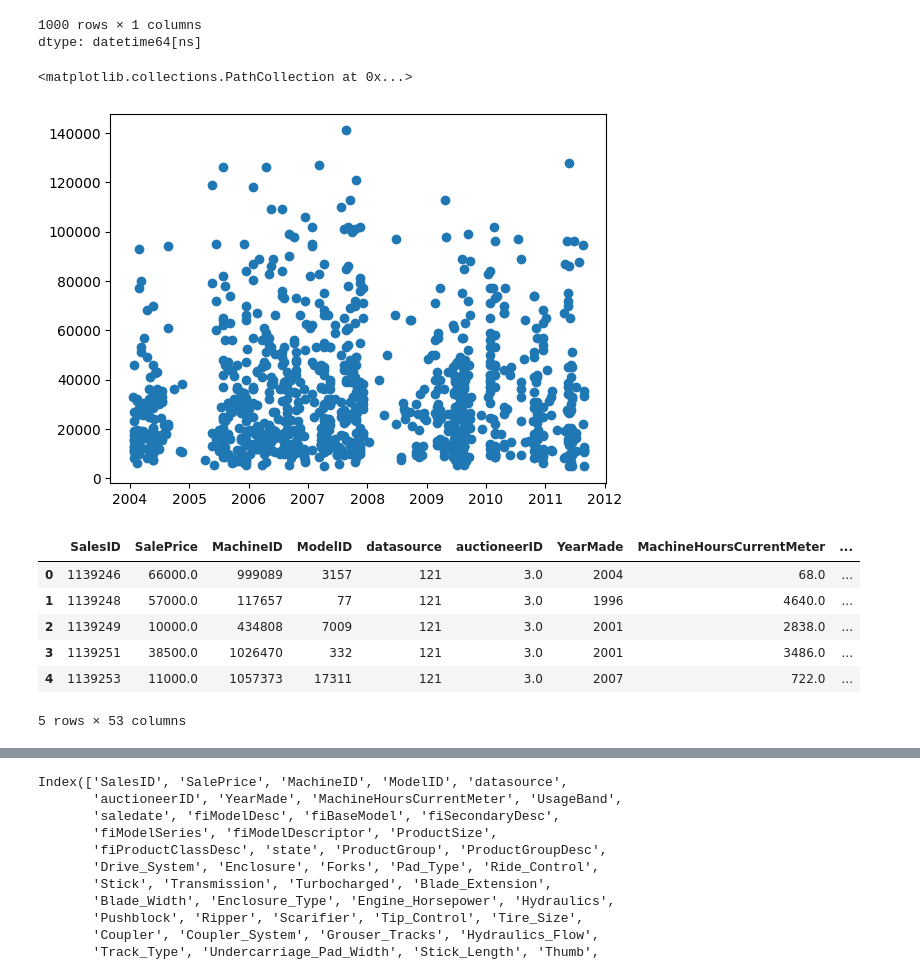
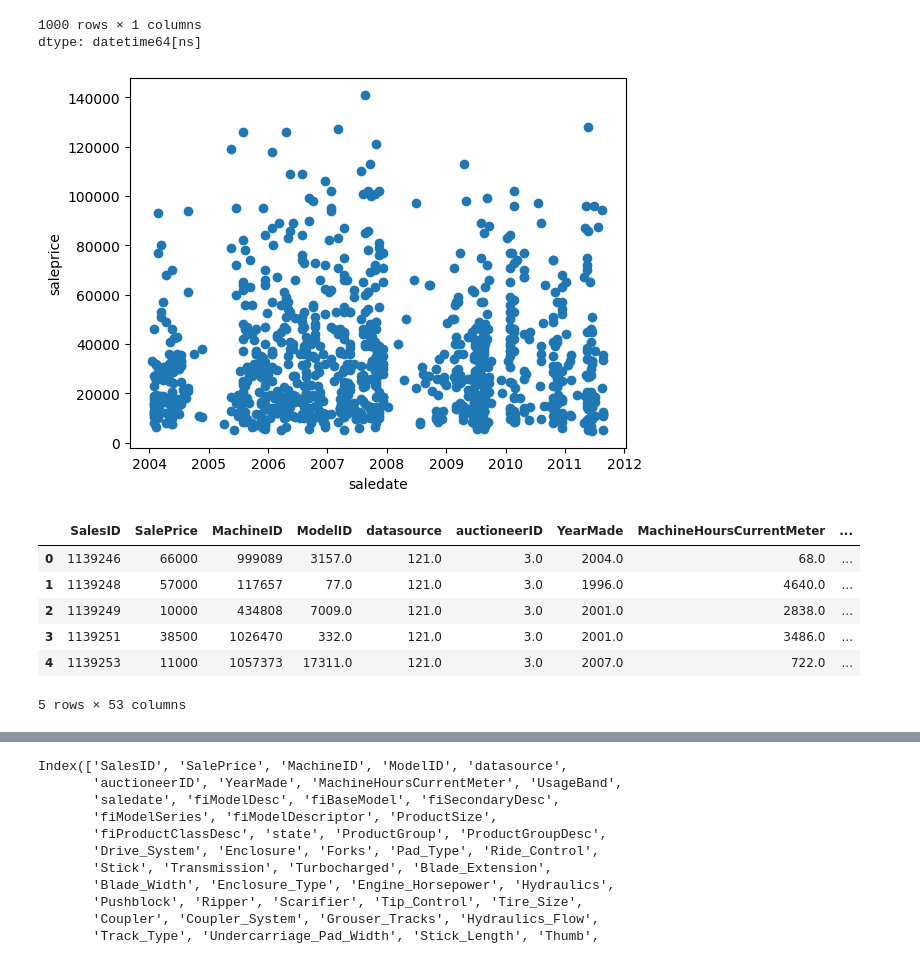
Before and after one commit to OCR-tech/project-DataScience, a Jupyter notebook: 1_Predicting_Sale_Price_of_Bulldozers/notebook.ipynb, the cells around one changed output, grey strips where cells are left out. Cells and saved outputs as stored; diff of their text form; code cells hidden in the pictures.

```diff
--- a/1_Predicting_Sale_Price_of_Bulldozers/notebook.ipynb
+++ b/1_Predicting_Sale_Price_of_Bulldozers/notebook.ipynb
@@ -147,4 +126,2 @@ df.SalePrice.plot.hist()
 # %%
-df = pd.read_csv("TrainAndValid.csv",
-                 low_memory=False,
-                 parse_dates=["saledate"])
+df = pd.read_csv("TrainAndValid.csv", low_memory=False, parse_dates=["saledate"])
@@ -189,18 +162,20 @@ dtype: datetime64[ns]
 # %%
 fig, ax = plt.subplots()
 ax.scatter(df["saledate"][:1000], df["SalePrice"][:1000])
+ax.set_xlabel("saledate")
+ax.set_ylabel("saleprice")
+plt.show()
 # %% [output]
-<matplotlib.collections.PathCollection at 0x...>
-[figure, old version]
+[figure, new version]
 # %%
 df.head()
 # %% [output]
 |  | SalesID | SalePrice | MachineID | ModelID | datasource | auctioneerID | YearMade | MachineHoursCurrentMeter | ... |
-| 0 | 1139246 | 66000.0 | 999089 | 3157 | 121 | 3.0 | 2004 | 68.0 | ... |
-| 1 | 1139248 | 57000.0 | 117657 | 77 | 121 | 3.0 | 1996 | 4640.0 | ... |
-| 2 | 1139249 | 10000.0 | 434808 | 7009 | 121 | 3.0 | 2001 | 2838.0 | ... |
-| 3 | 1139251 | 38500.0 | 1026470 | 332 | 121 | 3.0 | 2001 | 3486.0 | ... |
-| 4 | 1139253 | 11000.0 | 1057373 | 17311 | 121 | 3.0 | 2007 | 722.0 | ... |
+| 0 | 1139246 | 66000 | 999089 | 3157.0 | 121.0 | 3.0 | 2004.0 | 68.0 | ... |
+| 1 | 1139248 | 57000 | 117657 | 77.0 | 121.0 | 3.0 | 1996.0 | 4640.0 | ... |
+| 2 | 1139249 | 10000 | 434808 | 7009.0 | 121.0 | 3.0 | 2001.0 | 2838.0 | ... |
+| 3 | 1139251 | 38500 | 1026470 | 332.0 | 121.0 | 3.0 | 2001.0 | 3486.0 | ... |
+| 4 | 1139253 | 11000 | 1057373 | 17311.0 | 121.0 | 3.0 | 2007.0 | 722.0 | ... |
 5 rows × 53 columns
 # %%
 df.head().T
```
Also changed, not shown: parts of 207 cells of this notebook, 1 other file.
